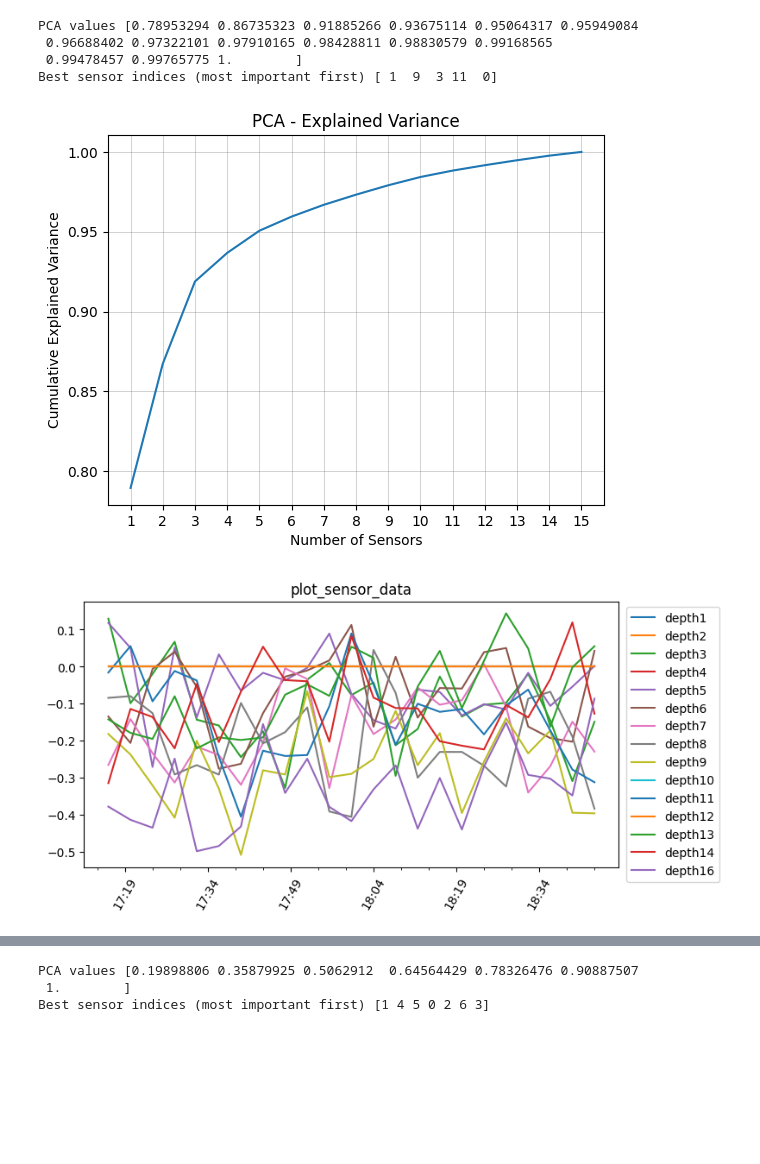
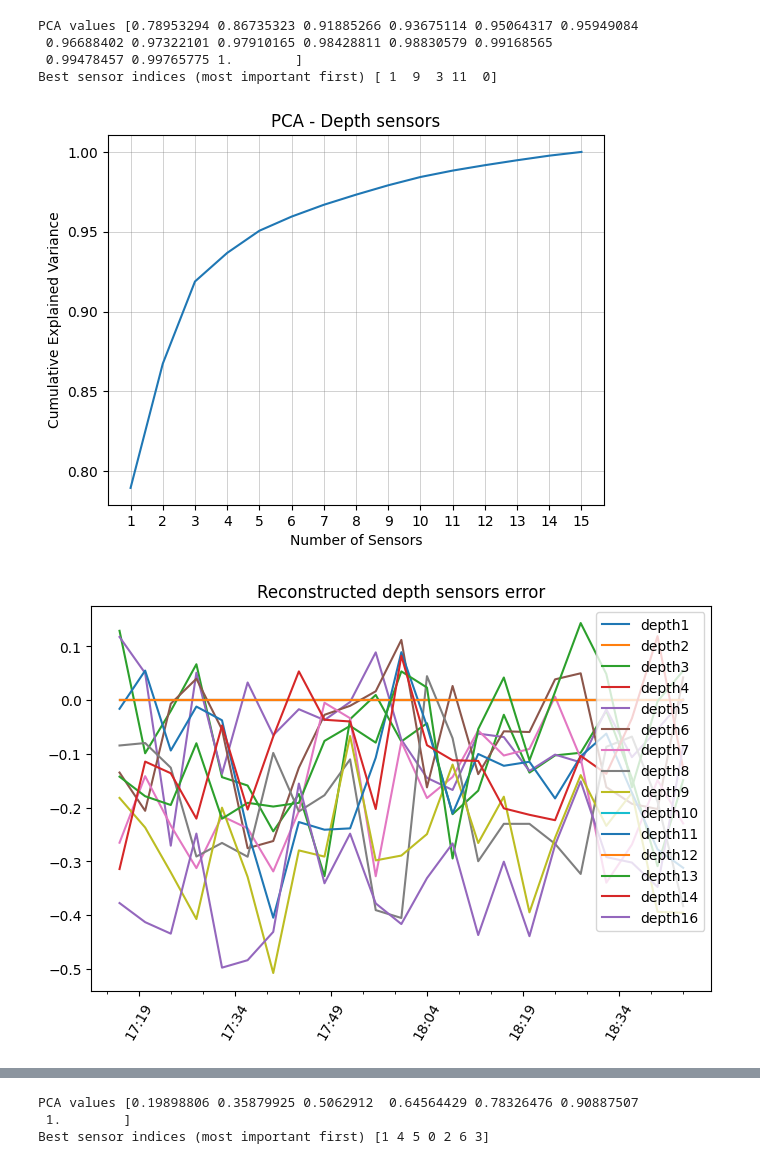
Before and after one commit to TheRealArmon/TTK_final_boss, a Jupyter notebook: sensors/curated_data/analysis.ipynb, the cells around one changed output, grey strips where cells are left out. Cells and saved outputs as stored; diff of their text form; code cells hidden in the pictures; blank space fills up the shorter version.

Commit message:
plots even more prety now:))

```diff
--- a/sensors/curated_data/analysis.ipynb
+++ b/sensors/curated_data/analysis.ipynb
@@ -57,20 +55,24 @@ def plot_sensor_data(df, start_datetime=None, end_datetime=None, selected_sensor
         # Set the x-axis to display month and day only, with major ticks every 3 days and minor every day
         ax.xaxis.set_major_formatter(mdates.DateFormatter('%d-%m'))
         ax.xaxis.set_major_locator(mdates.DayLocator(interval=3))
-        ax.xaxis.set_minor_locator(mdates.DayLocator())
+        ax.xaxis.set_minor_locator(mdates.DayLocator(interval=1))
+        ax.set_xlim([start_datetime - datetime.timedelta(days = 1), end_datetime + datetime.timedelta(days = 1)])
+
+    # Make plot span entire x-axis
+    ax.set_xlim([start_datetime, end_datetime])
 
     # Rotate text for readability and remove minor tick labels
     plt.xticks(rotation=60)
     ax.xaxis.set_minor_formatter(mticker.NullFormatter())
 
     if save_fig:
-        plt.savefig(f"{title}")
+        plt.savefig(f"./plots/{title}")
 
     plt.show()
 
     return
 # %%
-def perform_pca(dataframe, start_datetime, end_datetime, pca_thresh=0.95, save_fig = False):
+def perform_pca(dataframe, start_datetime, end_datetime, pca_thresh=0.95, save_fig=False, title="PCA - wtfsensor"):
     # Filter the data between the two datetimes
     filtered_data = dataframe.loc[start_datetime:end_datetime]
 
@@ -99,10 +101,10 @@ def perform_pca(dataframe, start_datetime, end_datetime, pca_thresh=0.95, save_f
     plt.grid(color='gray', linestyle='-', linewidth=0.5, alpha=0.5)
     plt.xlabel('Number of Sensors')
     plt.ylabel('Cumulative Explained Variance')
-    plt.title('PCA - Explained Variance')
+    plt.title(f"{title}")
 
     if save_fig:
-        plt.savefig("explained_variance.jpg")
+        plt.savefig(f"./plots/{title}")
 
     plt.show()
 
@@ -136,20 +145,20 @@ def reconstruct_pca(dataframe, start_datetime, end_datetime, start_datetime2, en
 # %%
 # PCA for depths and also trying to reconstruct all data
 start = analysis_datetimes[0] - datetime.timedelta(minutes=45)
 end = analysis_datetimes[-1] + datetime.timedelta(minutes=45)
 start_test = analysis_datetimes[8] - datetime.timedelta(minutes=45)
 end_test = analysis_datetimes[8] + datetime.timedelta(minutes=45)
 
-_, top_sensors_indices = perform_pca(df_depths, start, end, save_fig=True)
+_, top_sensors_indices = perform_pca(df_depths, start, end, save_fig=True, title="PCA - Depth sensors")
 reconstructed_data = reconstruct_pca(df_depths, start, end, start_test, end_test, top_sensors_indices)
 
 errors = df_depths.loc[start_test:end_test, :] - reconstructed_data
 
-plot_sensor_data(errors)
+plot_sensor_data(errors, title="Reconstructed depth sensors error")
 # %% [output]
 PCA values [0.78953294 0.86735323 0.91885266 0.93675114 0.95064317 0.95949084
  0.96688402 0.97322101 0.97910165 0.98428811 0.98830579 0.99168565
  0.99478457 0.99765775 1.        ]
 Best sensor indices (most important first) [ 1  9  3 11  0]
-[figure, old version]
+[figure, new version]
-[figure, old version]
+[figure, new version]
```
Also changed, not shown: parts of 6 cells of this notebook, 22 other files.
